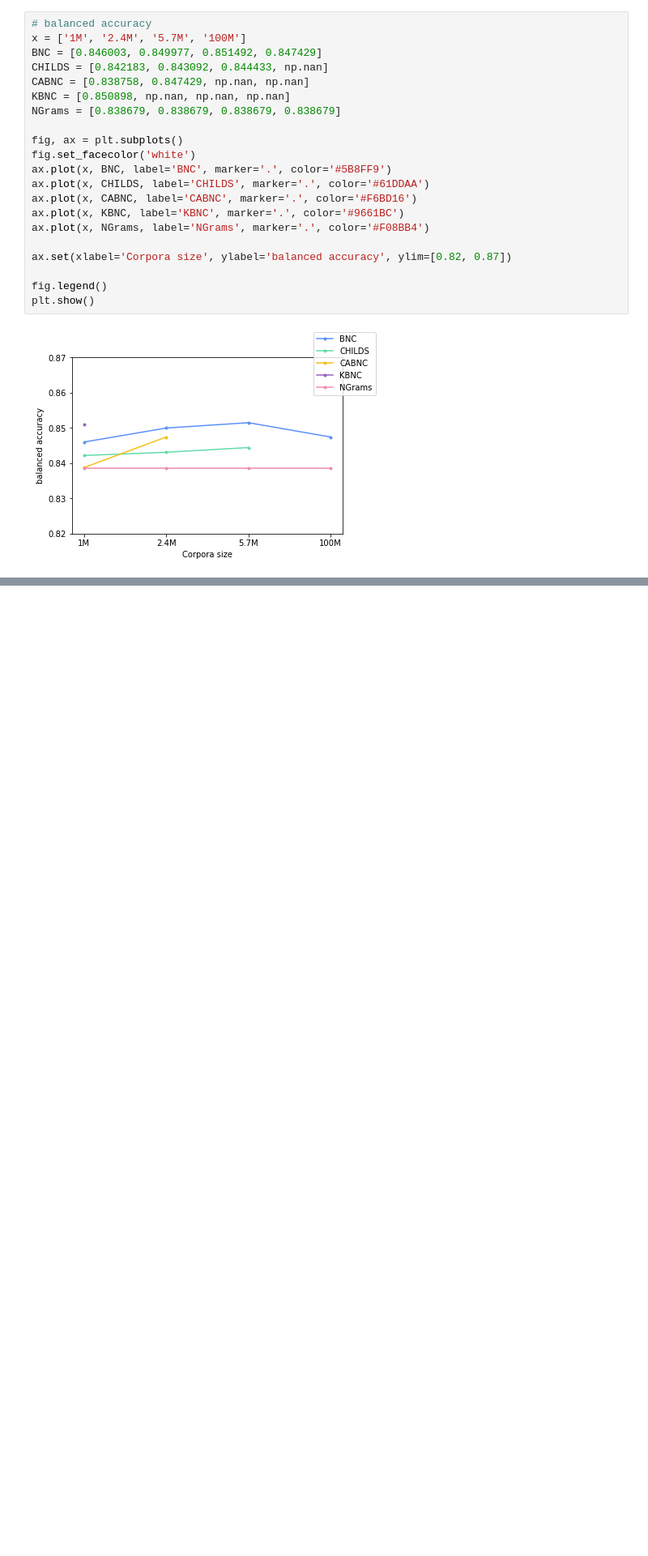
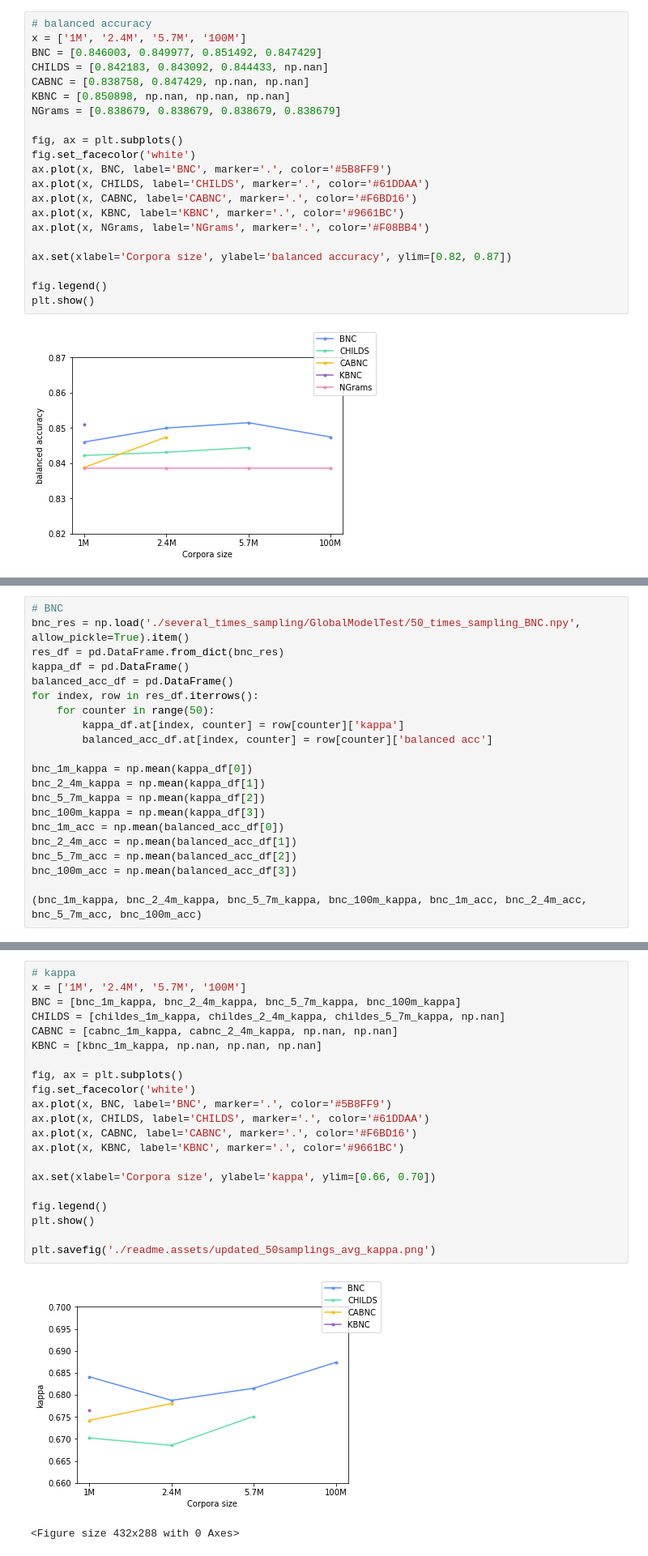
Before and after one commit to DanferWang/Basic_Level_work, a Jupyter notebook: corpora_size/result_plot.ipynb, the cells around one changed output, grey strips where cells are left out. Shown: that part at 81% size. Saved outputs shown, nothing was run; the diff lists cells and outputs as text; blank space fills up the shorter version.

Commit message:
update GlobalModel Test with 50 samplings average result

```diff
--- a/corpora_size/result_plot.ipynb
+++ b/corpora_size/result_plot.ipynb
@@ -49,0 +115,21 @@ plt.show()
+# %%
+# BNC
+bnc_res = np.load('./several_times_sampling/GlobalModelTest/50_times_sampling_BNC.npy', allow_pickle=True).item()
+res_df = pd.DataFrame.from_dict(bnc_res)
+kappa_df = pd.DataFrame()
+balanced_acc_df = pd.DataFrame()
+for index, row in res_df.iterrows():
+    for counter in range(50):
+        kappa_df.at[index, counter] = row[counter]['kappa']
+        balanced_acc_df.at[index, counter] = row[counter]['balanced acc']
+
+bnc_1m_kappa = np.mean(kappa_df[0])
+bnc_2_4m_kappa = np.mean(kappa_df[1])
+bnc_5_7m_kappa = np.mean(kappa_df[2])
+bnc_100m_kappa = np.mean(kappa_df[3])
+bnc_1m_acc = np.mean(balanced_acc_df[0])
+bnc_2_4m_acc = np.mean(balanced_acc_df[1])
+bnc_5_7m_acc = np.mean(balanced_acc_df[2])
+bnc_100m_acc = np.mean(balanced_acc_df[3])
+
+(bnc_1m_kappa, bnc_2_4m_kappa, bnc_5_7m_kappa, bnc_100m_kappa, bnc_1m_acc, bnc_2_4m_acc, bnc_5_7m_acc, bnc_100m_acc)
@@ -49,0 +145,24 @@ plt.show()
+# %%
+# kappa
+x = ['1M', '2.4M', '5.7M', '100M']
+BNC = [bnc_1m_kappa, bnc_2_4m_kappa, bnc_5_7m_kappa, bnc_100m_kappa]
+CHILDS = [childes_1m_kappa, childes_2_4m_kappa, childes_5_7m_kappa, np.nan]
+CABNC = [cabnc_1m_kappa, cabnc_2_4m_kappa, np.nan, np.nan]
+KBNC = [kbnc_1m_kappa, np.nan, np.nan, np.nan]
+
+fig, ax = plt.subplots()
+fig.set_facecolor('white')
+ax.plot(x, BNC, label='BNC', marker='.', color='#5B8FF9')
+ax.plot(x, CHILDS, label='CHILDS', marker='.', color='#61DDAA')
+ax.plot(x, CABNC, label='CABNC', marker='.', color='#F6BD16')
+ax.plot(x, KBNC, label='KBNC', marker='.', color='#9661BC')
+
+ax.set(xlabel='Corpora size', ylabel='kappa', ylim=[0.66, 0.70])
+
+fig.legend()
+plt.show()
+
+plt.savefig('./readme.assets/updated_50samplings_avg_kappa.png')
+# %% [output]
+[figure, added]
+<Figure size 432x288 with 0 Axes>
```
Also changed, not shown: parts of 7 cells of this notebook, 7 other files.
